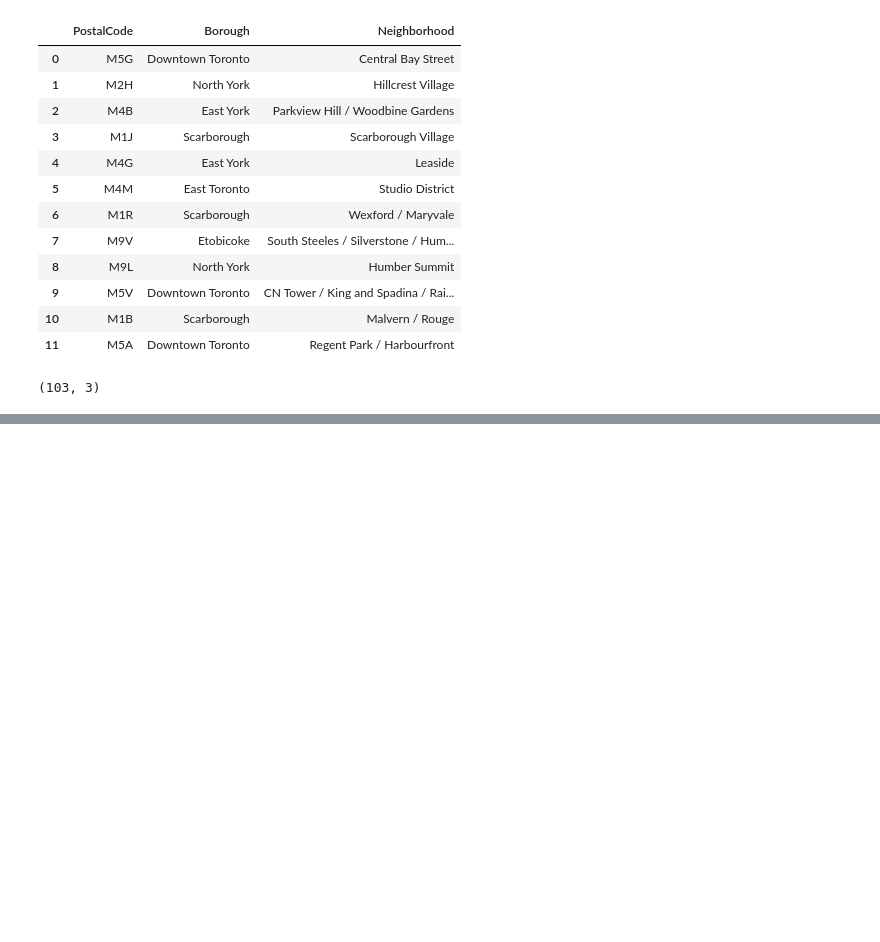
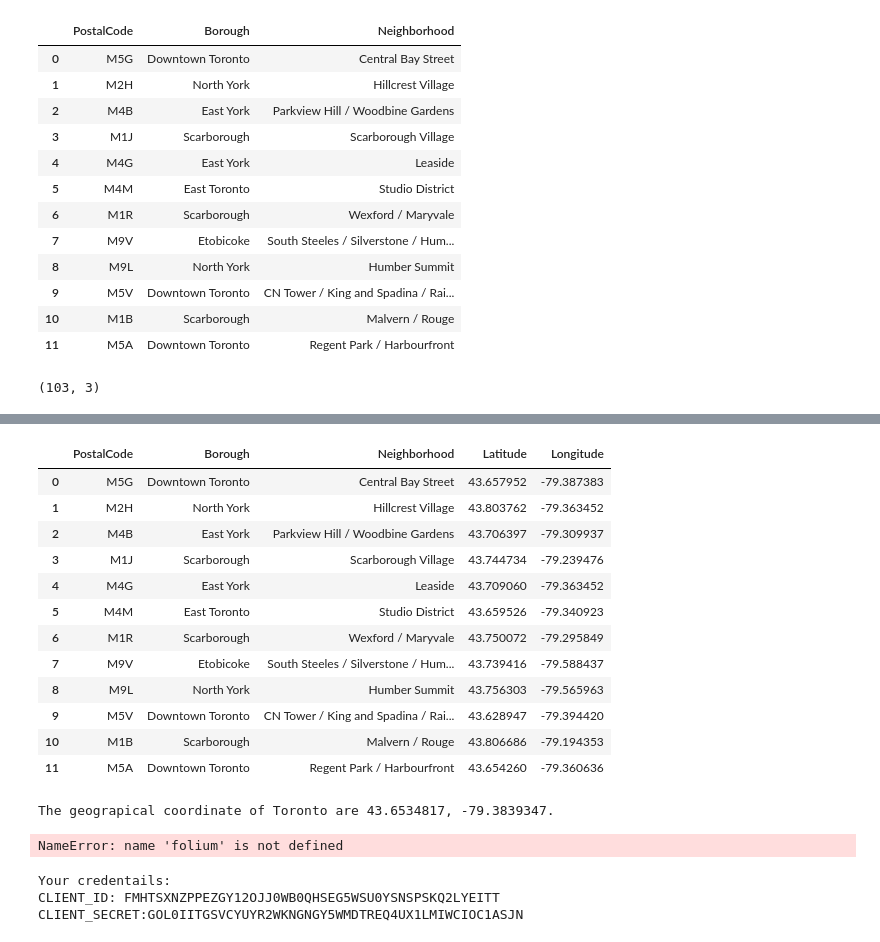
Before and after one commit to ankit32a/Segmenting-and-Clustering-Neighborhoods-in-Toronto1, a Jupyter notebook: C9W3A.ipynb, the cells around one changed output, grey strips where cells are left out. Saved outputs shown, nothing was run; the diff lists cells and outputs as text; code cells hidden in the pictures; blank space fills up the shorter version.

Commit message:
Published from Watson Studio.

```diff
--- a/C9W3A.ipynb
+++ b/C9W3A.ipynb
@@ -157,3 +157,6 @@ test_df
 toronto_df_grouped.shape
 # %% [output]
 (103, 3)
+# %%
+coordinates = pd.read_csv('https://cocl.us/Geospatial_data')
+coordinates.head()
@@ -159,0 +170,3 @@ toronto_df_grouped.shape
+# %%
+coordinates.rename(columns={"Postal Code": "PostalCode"}, inplace=True)
+coordinates.head()
@@ -159,0 +190,65 @@ toronto_df_grouped.shape
+# %%
+column_names = ["PostalCode", "Borough", "Neighborhood", "Latitude", "Longitude"]
+test_df = pd.DataFrame(columns=column_names)
+
+test_list = ["M5G", "M2H", "M4B", "M1J", "M4G", "M4M", "M1R", "M9V", "M9L", "M5V", "M1B", "M5A"]
+
+for postcode in test_list:
+    test_df = test_df.append(toronto_df_new[toronto_df_new["PostalCode"]==postcode], ignore_index=True)
+
+test_df
+# %% [output]
+|  | PostalCode | Borough | Neighborhood | Latitude | Longitude |
+| 0 | M5G | Downtown Toronto | Central Bay Street | 43.657952 | -79.387383 |
+| 1 | M2H | North York | Hillcrest Village | 43.803762 | -79.363452 |
+| 2 | M4B | East York | Parkview Hill / Woodbine Gardens | 43.706397 | -79.309937 |
+| 3 | M1J | Scarborough | Scarborough Village | 43.744734 | -79.239476 |
+| 4 | M4G | East York | Leaside | 43.709060 | -79.363452 |
+| 5 | M4M | East Toronto | Studio District | 43.659526 | -79.340923 |
+| 6 | M1R | Scarborough | Wexford / Maryvale | 43.750072 | -79.295849 |
+| 7 | M9V | Etobicoke | South Steeles / Silverstone / Hum... | 43.739416 | -79.588437 |
+| 8 | M9L | North York | Humber Summit | 43.756303 | -79.565963 |
+| 9 | M5V | Downtown Toronto | CN Tower / King and Spadina / Rai... | 43.628947 | -79.394420 |
+| 10 | M1B | Scarborough | Malvern / Rouge | 43.806686 | -79.194353 |
+| 11 | M5A | Downtown Toronto | Regent Park / Harbourfront | 43.654260 | -79.360636 |
+# %%
+address = 'Toronto'
+
+geolocator = Nominatim(user_agent="my-application")
+location = geolocator.geocode(address)
+latitude = location.latitude
+longitude = location.longitude
+print('The geograpical coordinate of Toronto are {}, {}.'.format(latitude, longitude))
+# %% [output]
+The geograpical coordinate of Toronto are 43.6534817, -79.3839347.
+# %%
+map_toronto = folium.Map(location=[latitude, longitude], zoom_start=10)
+
+# add markers to map
+for lat, lng, borough, neighborhood in zip(toronto_df_new['Latitude'], toronto_df_new['Longitude'], toronto_df_new['Borough'], toronto_df_new['Neighborhood']):
+    label = '{}, {}'.format(neighborhood, borough)
+    label = folium.Popup(label, parse_html=True)
+    folium.CircleMarker(
+        [lat, lng],
+        radius=5,
+        popup=label,
+        color='blue',
+        fill=True,
+        fill_color='#3186cc',
+        fill_opacity=0.7).add_to(map_toronto)
+
+map_toronto
+# %% [output]
+NameError: name 'folium' is not defined
+# %%
+CLIENT_ID = 'FMHTSXNZPPEZGY12OJJ0WB0QHSEG5WSU0YSNSPSKQ2LYEITT' # your Foursquare ID
+CLIENT_SECRET = 'GOL0IITGSVCYUYR2WKNGNGY5WMDTREQ4UX1LMIWCIOC1ASJN'  # your Foursquare Secret
+VERSION = '20180605' # Foursquare API version
+
+print('Your credentails:')
+print('CLIENT_ID: ' + CLIENT_ID)
+print('CLIENT_SECRET:' + CLIENT_SECRET)
+# %% [output]
+Your credentails:
+CLIENT_ID: FMHTSXNZPPEZGY12OJJ0WB0QHSEG5WSU0YSNSPSKQ2LYEITT
+CLIENT_SECRET:GOL0IITGSVCYUYR2WKNGNGY5WMDTREQ4UX1LMIWCIOC1ASJN
```
Also changed, not shown: parts of 10 cells of this notebook.
